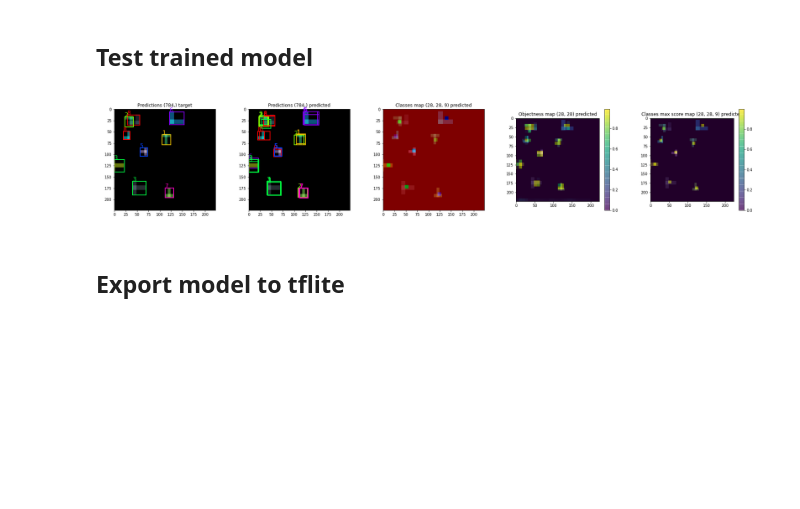
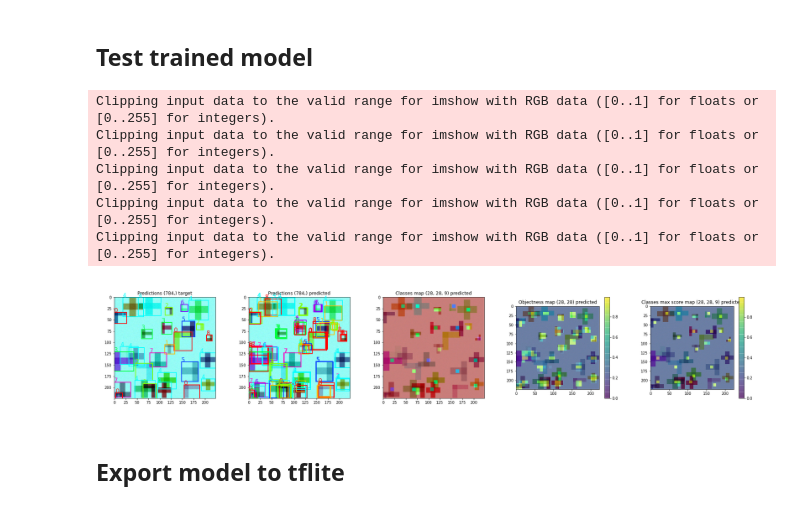
Before and after one commit to kmkolasinski/keras_detection, a Jupyter notebook: notebooks/fpn_builder_random_rectangles.ipynb, the cells around one changed output. Saved outputs shown, nothing was run; the diff lists cells and outputs as text; code cells hidden in the pictures; blank space fills up the shorter version.

```diff
--- a/notebooks/fpn_builder_random_rectangles.ipynb
+++ b/notebooks/fpn_builder_random_rectangles.ipynb
@@ -41,7 +41,7 @@ if len(_logger.handlers) > 1:
 Random rectangles detection dataset
 # %%
 dataset = datasets_ops.from_numpy_generator(
-    random_rects.create_random_rectangles_dataset_generator(min_max_num_boxes=(5, 20))
+    random_rects.create_random_rectangles_dataset_generator(min_max_num_boxes=(5, 30), min_max_height=(0.05, 0.2), alpha=0.2)
 )
 dataset
 # %% [output]
@@ -62,7 +62,8 @@ import keras_detection.datasets.datasets_ops as datasets_ops
 def aug_fn(image_data: ImageData) -> ImageData:
     image = tf.cast(image_data.features.image, tf.float32)
     # example augmentation
-    image = tf.image.random_brightness(image, max_delta=1.2)
+    image_shape = tf.shape(image)
+    image = image + tf.random.uniform(minval=-10.0, maxval=10.0, shape=image_shape)
     return image_data.replace_image(image)
 
 
@@ -217,5 +214,5 @@ Epoch 5/5
 # %%
 optimizer = keras.optimizers.Adam(learning_rate=0.0005, beta_2=0.995)
 model.compile(optimizer, **builder.get_model_compile_args())
-model.fit(prepared_train_dataset, epochs=2, steps_per_epoch=500)
+model.fit(prepared_train_dataset, epochs=5, steps_per_epoch=500)
 # %% [output]
@@ -226,0 +230,4 @@ Epoch 2/2
+# %%
+optimizer = keras.optimizers.Adam(learning_rate=0.0001, beta_2=0.995)
+model.compile(optimizer, **builder.get_model_compile_args())
+model.fit(prepared_train_dataset, epochs=5, steps_per_epoch=500)
@@ -242,35 +261,41 @@ def draw_predictions(model, features, labels, idx = 0, fm = "fm28x28", score_thr
   targets = builder.predictions_to_dict(targets, postprocess=True)
 
   target=dict(
       objectness=targets[f'{fm}/objectness'][idx],
       boxes_shape_map=targets[f'{fm}/box_shape'][idx],
       classes_map=targets[f'{fm}/classes'][idx],
   )
 
   predicted=dict(
       objectness=predictions[f'{fm}/objectness'][idx],
       boxes_shape_map=predictions[f'{fm}/box_shape'][idx],
       classes_map=predictions[f'{fm}/classes'][idx],
   )
 
   render = plotting.draw_compares(
       target=target,
       predicted=predicted,
       draw_fns=[
           plotting.draw_boxes,
           plotting.draw_classes_map,
           plotting.draw_objectness_map,
           plotting.draw_classes_max_score_map,
       ],
       image=features['image'][idx] / 255,
       score_threshold=score_threshold,
   )
   return render
 
+
 features, labels = next(iter(prepared_train_dataset))
-draw_predictions(model, features, labels, fm = "fm28x28")
+draw_predictions(model, features, labels)
 # %% [output]
+Clipping input data to the valid range for imshow with RGB data ([0..1] for floats or [0..255] for integers).
+Clipping input data to the valid range for imshow with RGB data ([0..1] for floats or [0..255] for integers).
+Clipping input data to the valid range for imshow with RGB data ([0..1] for floats or [0..255] for integers).
+Clipping input data to the valid range for imshow with RGB data ([0..1] for floats or [0..255] for integers).
+Clipping input data to the valid range for imshow with RGB data ([0..1] for floats or [0..255] for integers).
-[figure, old version]
+[figure, new version]
 # %% [markdown]
 ## Export model to tflite
 # %%
```
Also changed, not shown: parts of 27 cells of this notebook.
